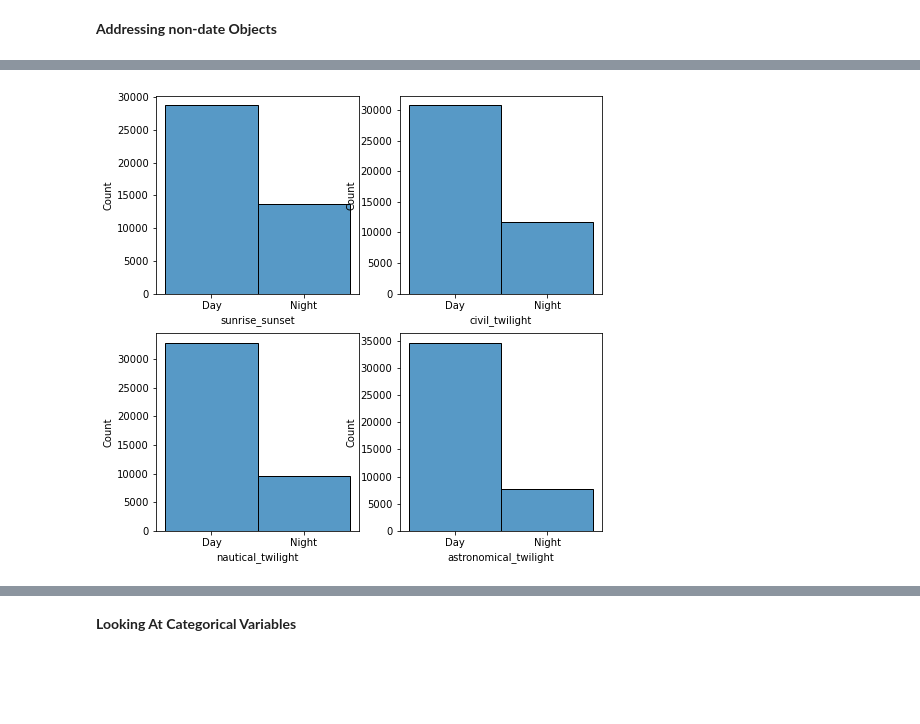
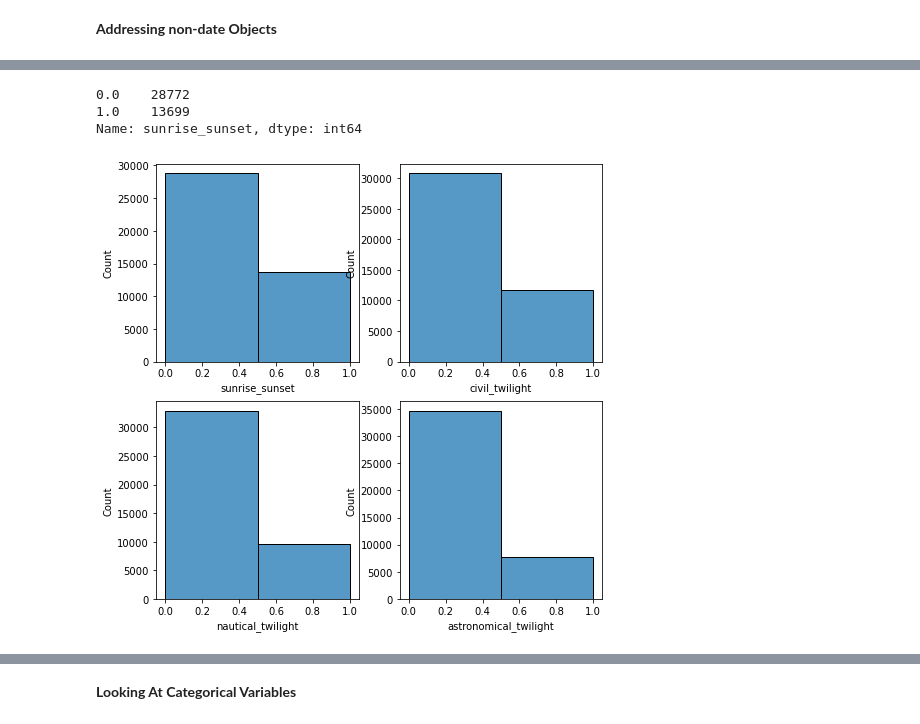
Before and after one commit to jeffreyfloyd/DST-and-traffic-implications, a Jupyter notebook: code/data_cleaning.ipynb, the cells around one changed output, grey strips where cells are left out. Saved outputs shown, nothing was run; the diff lists cells and outputs as text; code cells hidden in the pictures; blank space fills up the shorter version.

Commit message:
Commented EDA and Cleaning, updated Data

```diff
--- a/code/data_cleaning.ipynb
+++ b/code/data_cleaning.ipynb
@@ -654,7 +509,5 @@ plt.figure(figsize = (8, 4))
 sns.histplot(chi_df[['pressure(in)']].value_counts().sort_index(), bins = 100);
 # %% [output]
 [figure]
-# %%
-chi_df['pressure(in)'].fillna(29.88, inplace = True)
 # %%
 #weather_timestamp
@@ -692,5 +531,3 @@ Length: 27922, dtype: int64
-# %%
-chi_df.dropna(subset = ['weather_timestamp'], inplace = True)
 # %%
 #checking null counts
 chi_df.isna().sum().sort_values(ascending = False)
@@ -710,7 +551,0 @@ Length: 125, dtype: int64
-# %%
-#dropping the remaining nulls (remembering wind_direction and weather_condition have been ohe)
-chi_df.dropna(subset = ['city',
-                        'sunrise_sunset',
-                        'astronomical_twilight',
-                        'nautical_twilight',
-                        'civil_twilight'], inplace = True)
@@ -753,10 +594,22 @@ Night                     7746
 dtype: int64
+# %%
+obj_cols = ['sunrise_sunset', 'civil_twilight',
+            'nautical_twilight', 'astronomical_twilight']
+for col in obj_cols:
+    chi_df[col] = chi_df[col].replace({'Day': 0,
+                                       'Night': 1})
+# %%
+chi_df['sunrise_sunset'].value_counts()
+# %% [output]
+0.0    28772
+1.0    13699
+Name: sunrise_sunset, dtype: int64
 # %%
 fig, ax = plt.subplots(2, 2, figsize=(8, 8))
 
-sns.histplot(data = chi_df, x = 'sunrise_sunset', ax = ax[0, 0])
-sns.histplot(data = chi_df, x = 'civil_twilight', ax = ax[0,1])
-sns.histplot(data = chi_df, x = 'nautical_twilight', ax = ax[1,0])
-sns.histplot(data = chi_df, x = 'astronomical_twilight', ax = ax[1,1]);
+sns.histplot(data = chi_df, x = 'sunrise_sunset', bins = 2, ax = ax[0, 0])
+sns.histplot(data = chi_df, x = 'civil_twilight', bins = 2, ax = ax[0,1])
+sns.histplot(data = chi_df, x = 'nautical_twilight', bins = 2, ax = ax[1,0])
+sns.histplot(data = chi_df, x = 'astronomical_twilight', bins = 2, ax = ax[1,1]);
 # %% [output]
-[figure, old version]
+[figure, new version]
```
Also changed, not shown: parts of 109 cells of this notebook, 5 other files.
